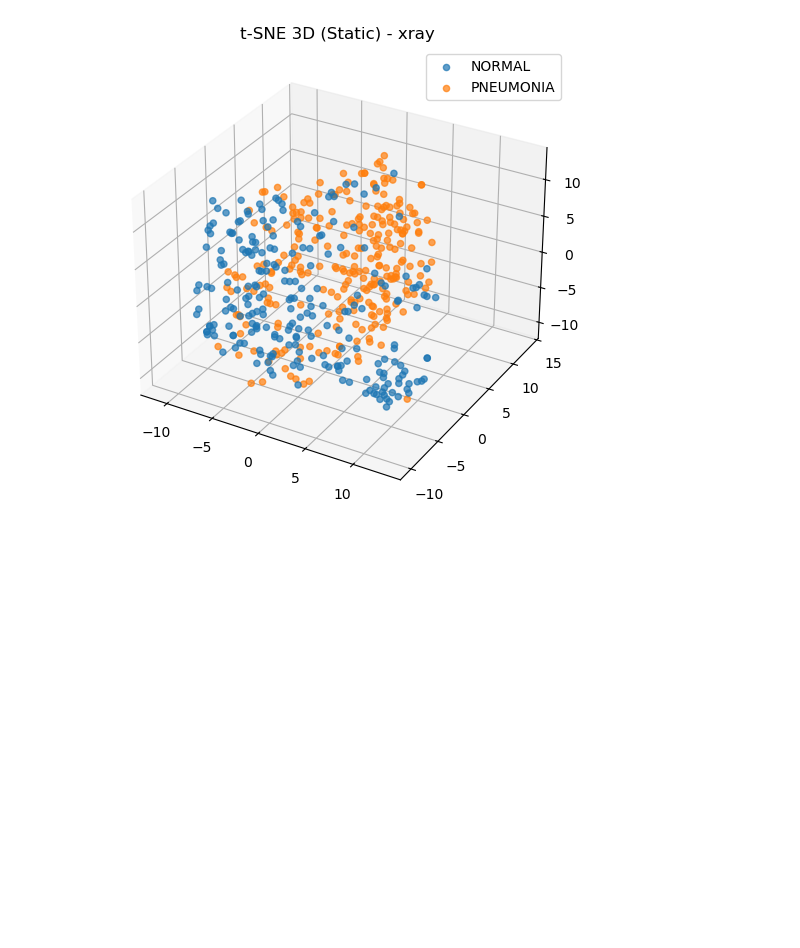
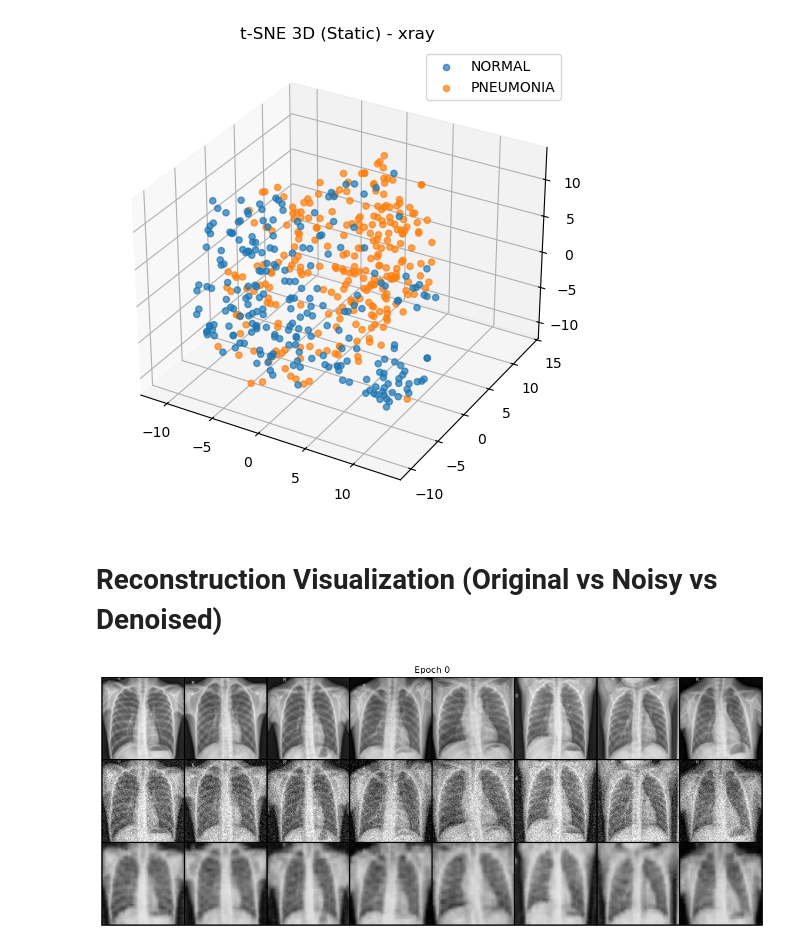
Before and after one commit to maramtarek53-ctrl/Project_4, a Jupyter notebook: Evaluation/Exp1/Evaluation.ipynb, the cells around one changed output. Cells and saved outputs as stored; diff of their text form; code cells hidden in the pictures; blank space fills up the shorter version.

Commit message:
Added Reconstruction Visulaization for samples of test data

```diff
--- a/Evaluation/Exp1/Evaluation.ipynb
+++ b/Evaluation/Exp1/Evaluation.ipynb
@@ -456,3 +456,5 @@ plot_tsne_3d(
 # %% [output]
 [figure]
 [figure]
+# %% [markdown]
+# Reconstruction Visualization (Original vs Noisy vs Denoised)
@@ -458,0 +574,8 @@ plot_tsne_3d(
+# %%
+visualize_reconstruction(
+    dataset_name="xray",
+    sigma=0.2,
+    epoch=0,
+)
+# %% [output]
+[figure, added]
```
Also changed, not shown: parts of 1 cell of this notebook, 2 other files.
